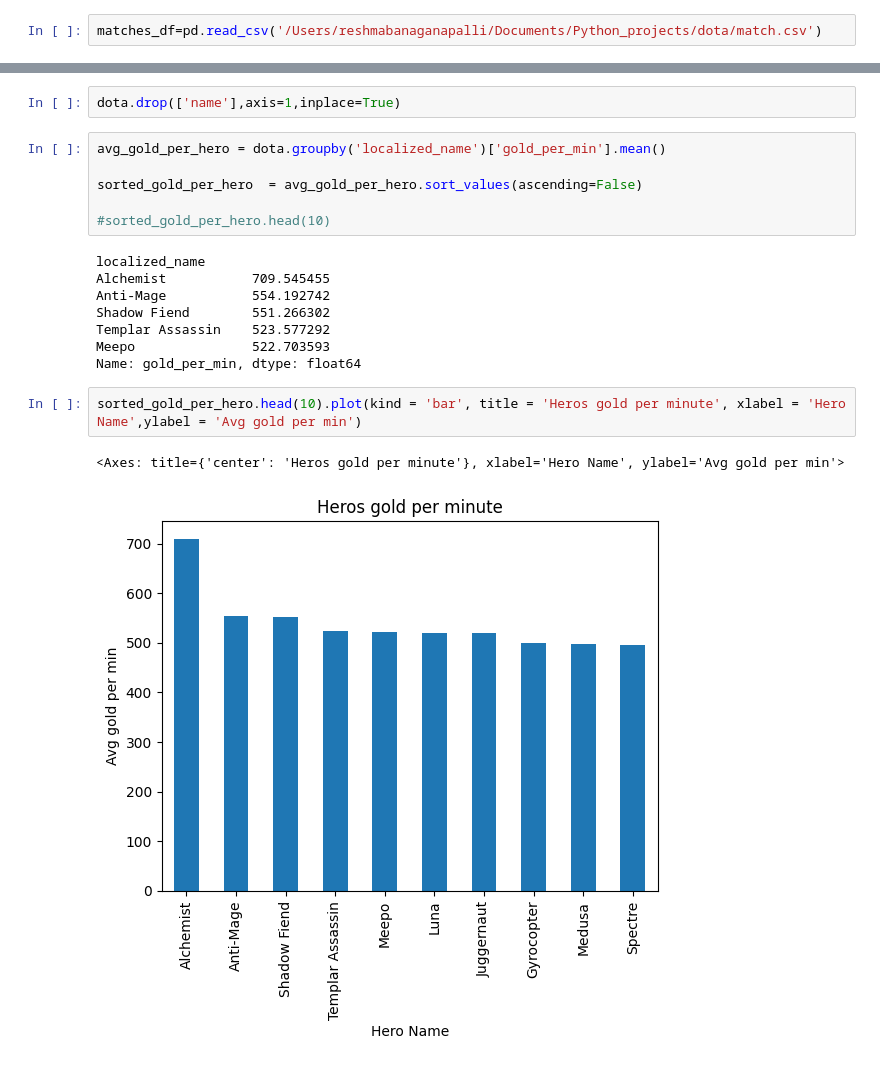
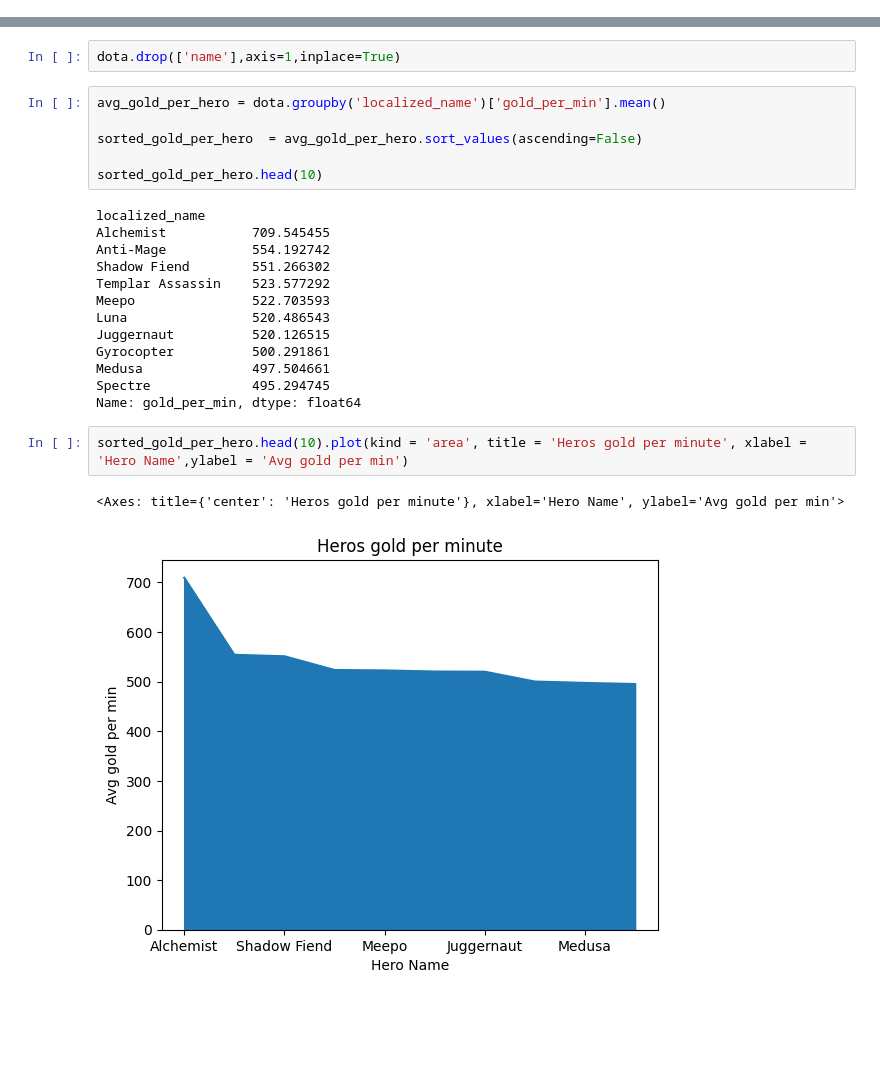
Before and after one commit to prathameshbhurke/data-wrangling, a Jupyter notebook: dota_exploration.ipynb, the cells around one changed output, grey strips where cells are left out. Saved outputs shown, nothing was run; the diff lists cells and outputs as text; blank space fills up the shorter version.

```diff
--- a/dota_exploration.ipynb
+++ b/dota_exploration.ipynb
@@ -28,2 +7,0 @@ matches_df=pd.read_csv('/Users/reshmabanaganapalli/Documents/Python_projects/dot
-# %%
-matches_df=pd.read_csv('/Users/reshmabanaganapalli/Documents/Python_projects/dota/match.csv')
@@ -218,7 +144,7 @@ avg_gold_per_hero = dota.groupby('localized_name')['gold_per_min'].mean()
 
 sorted_gold_per_hero  = avg_gold_per_hero.sort_values(ascending=False)
 
-#sorted_gold_per_hero.head(10)
+sorted_gold_per_hero.head(10)
 # %% [output]
 localized_name
 Alchemist           709.545455
@@ -226,9 +152,14 @@ Anti-Mage           554.192742
 Shadow Fiend        551.266302
 Templar Assassin    523.577292
 Meepo               522.703593
+Luna                520.486543
+Juggernaut          520.126515
+Gyrocopter          500.291861
+Medusa              497.504661
+Spectre             495.294745
 Name: gold_per_min, dtype: float64
 # %%
-sorted_gold_per_hero.head(10).plot(kind = 'bar', title = 'Heros gold per minute', xlabel = 'Hero Name',ylabel = 'Avg gold per min')
+sorted_gold_per_hero.head(10).plot(kind = 'area', title = 'Heros gold per minute', xlabel = 'Hero Name',ylabel = 'Avg gold per min')
 # %% [output]
 <Axes: title={'center': 'Heros gold per minute'}, xlabel='Hero Name', ylabel='Avg gold per min'>
-[figure, old version]
+[figure, new version]
```
Also changed, not shown: parts of 34 cells of this notebook, 2 other files.
